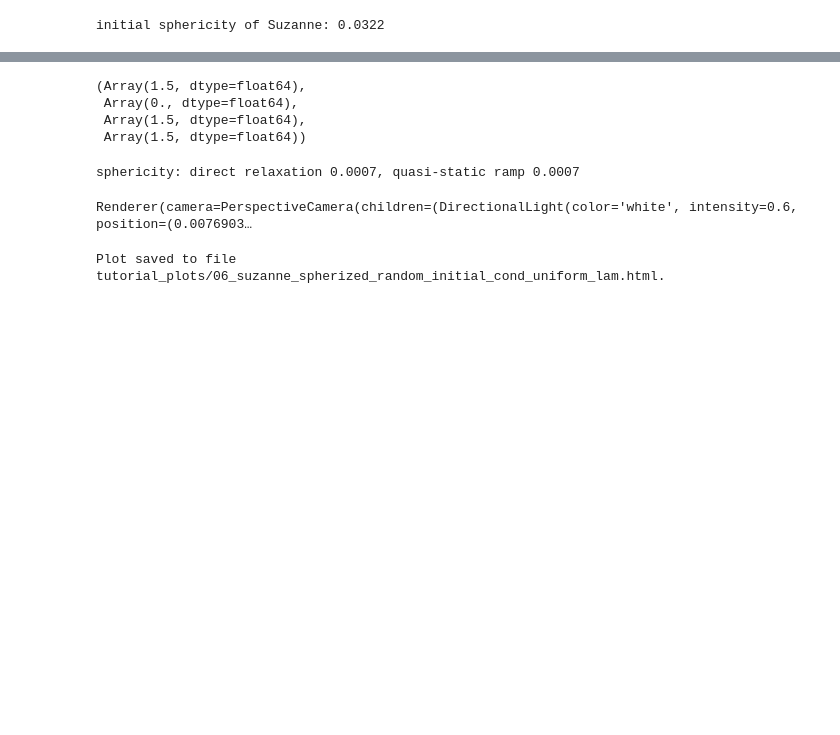
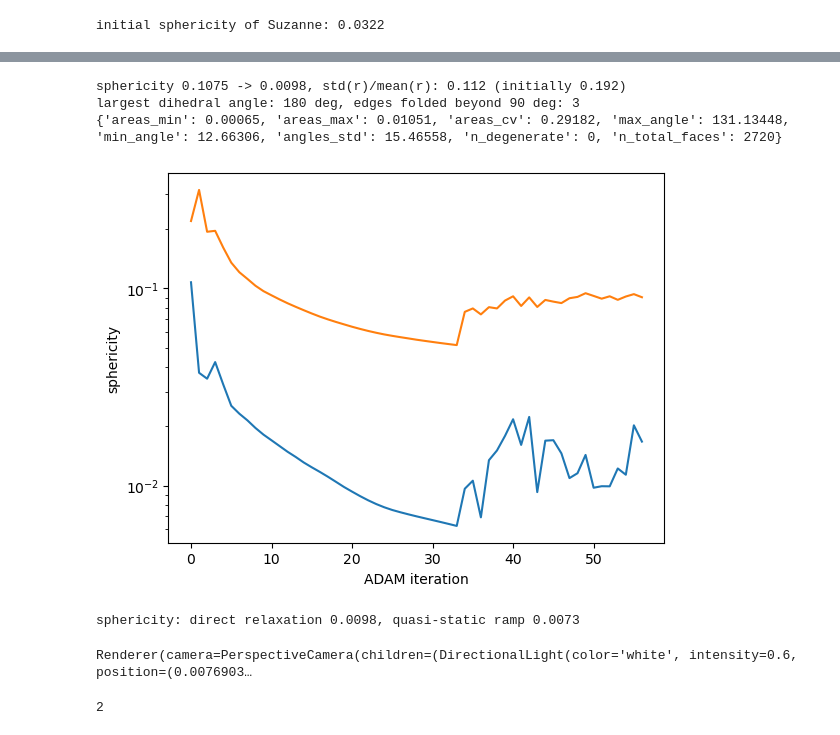
Before and after one commit to nikolas-claussen/triangulax, a Jupyter notebook: nbs/tutorials/06_inverse_problems.ipynb, the cells around one changed output, grey strips where cells are left out. Cells and saved outputs as stored; diff of their text form; code cells hidden in the pictures; blank space fills up the shorter version.

```diff
--- a/nbs/tutorials/06_inverse_problems.ipynb
+++ b/nbs/tutorials/06_inverse_problems.ipynb
@@ -418,7 +428,7 @@ params = (jnp.zeros(hemesh.n_faces), jnp.zeros(hemesh.n_faces))
 optimizer = optax.adam(learning_rate=0.1)
 opt_state = optimizer.init(params)
 history = []
-for k in range(300):
+for k in tqdm(range(200)):
     (L, fit), grads = value_and_grad(params)
     updates, opt_state = optimizer.update(grads, opt_state)
     params = optax.apply_updates(params, updates)
@@ -470,7 +480,7 @@ params = (jnp.zeros(hemesh_fine.n_faces), jnp.zeros(hemesh_fine.n_faces))
 optimizer = optax.adam(learning_rate=0.1)
 opt_state = optimizer.init(params)
 history_fine = []
-for k in range(150):
+for k in tqdm(range(100)):
     (L, fit), grads = value_and_grad(params)
     updates, opt_state = optimizer.update(grads, opt_state)
     params = optax.apply_updates(params, updates)
@@ -758,31 +653,53 @@ v_sphered = relax_suzanne(theta_top_suz, theta_bot_suz, lam_suz, v0_suz)
-# %%
-lam_suz.mean(), lam_suz.std(), lam_suz.min(), lam_suz.max()
-# %% [output]
-(Array(1.5, dtype=float64),
- Array(0., dtype=float64),
- Array(1.5, dtype=float64),
- Array(1.5, dtype=float64))
+# %%
+#theta_top_suz, theta_bot_suz = best_params
+
+theta_suz, delta_theta_suz = best_params
+theta_top_suz, theta_bot_suz = (theta_suz-delta_theta_suz/2, theta_suz + delta_theta_suz/2)
+
+v_sphered = relax_suzanne(theta_top_suz, theta_bot_suz, v0_suz)
+r = jnp.linalg.norm(v_sphered - v_sphered.mean(axis=0), axis=-1)
+r0 = jnp.linalg.norm(v0_suz - v0_suz.mean(axis=0), axis=-1)
+dihedrals = jnp.abs(geom.get_dihedral_angles(v_sphered, hemesh_suz))
+
+print(f"sphericity {history_suz[0]:.4f} -> {sphericity(v_sphered):.4f}, "
+      f"std(r)/mean(r): {r.std()/r.mean():.3f} (initially {r0.std()/r0.mean():.3f})")
+print(f"largest dihedral angle: {jnp.degrees(dihedrals.max()):.0f} deg, "
+      f"edges folded beyond 90 deg: {int((dihedrals > jnp.pi/2).sum()) // 2}")
+print(algo.get_mesh_quality_stats(v_sphered, hemesh_suz))
+
+plt.semilogy(history_suz)
+plt.semilogy(history_suz_loss)
+plt.xlabel("ADAM iteration"); plt.ylabel("sphericity");
+# %% [output]
+sphericity 0.1075 -> 0.0098, std(r)/mean(r): 0.112 (initially 0.192)
+largest dihedral angle: 180 deg, edges folded beyond 90 deg: 3
+{'areas_min': 0.00065, 'areas_max': 0.01051, 'areas_cv': 0.29182, 'max_angle': 131.13448, 'min_angle': 12.66306, 'angles_std': 15.46558, 'n_degenerate': 0, 'n_total_faces': 2720}
+[figure, added]
 # %%
 # the design is protocol-independent: quasi-statically ramping the actuation
 # (slow heating, lambda(t) = 1 + t*(lambda - 1)) reaches the same final state
+
 v_ramp = v0_suz
 for t in [0.25, 0.5, 0.75, 1.0]:
-    v_ramp = relax_suzanne(theta_top_suz, theta_bot_suz, 1 + t * (lam_suz - 1), v_ramp)
+    v_ramp = relax_suzanne(theta_top_suz, theta_bot_suz, v_ramp, lam=1.0 + t * (lam_suz - 1.0))
 print(f"sphericity: direct relaxation {sphericity(v_sphered):.4f}, "
       f"quasi-static ramp {sphericity(v_ramp):.4f}")
 # %% [output]
-sphericity: direct relaxation 0.0007, quasi-static ramp 0.0007
+sphericity: direct relaxation 0.0098, quasi-static ramp 0.0073
 # %%
 # left: Suzanne colored by the optimized expansion factor lambda (per vertex,
 # averaged from faces), with the top director field; right: the "spherized" result
-lam_vertex = adj.average_face_to_vertex(hemesh_suz, lam_suz)
-p = meshplot.plot(np.array(v0_suz), np.array(hemesh_suz.faces), np.array(lam_vertex),
+
+view = np.diag([1, -1, -1])
+
+p = meshplot.plot(np.array(v0_suz)@view, np.array(hemesh_suz.faces),
                   shading={"wireframe": False}, return_plot=True)
-p.add_lines(*director_segments(theta_top_suz, v0_suz, hemesh_suz, scale=0.04),
+
+p.add_lines(*director_segments(theta_top_suz, v0_suz@view, hemesh_suz, scale=0.04),
             shading={"line_color": "red"})
-p.add_mesh(np.array(v_sphered) + np.array([3.0, 0, 0]), np.array(hemesh_suz.faces),
+p.add_mesh(np.array(v_sphered)@view + np.array([3.0, 0, 0]), np.array(hemesh_suz.faces),
            np.array(r / r.mean() - 1), shading={"wireframe": False})
-p.save("tutorial_plots/06_suzanne_spherized_random_initial_cond_uniform_lam.html")
+#p.save("tutorial_plots/06_suzanne_spherized_random_initial_cond_uniform_lam.html")
 # %% [output]
 Renderer(camera=PerspectiveCamera(children=(DirectionalLight(color='white', intensity=0.6, position=(0.0076903…
-Plot saved to file tutorial_plots/06_suzanne_spherized_random_initial_cond_uniform_lam.html.
+2
```
Also changed, not shown: parts of 32 cells of this notebook, 17 other files.
